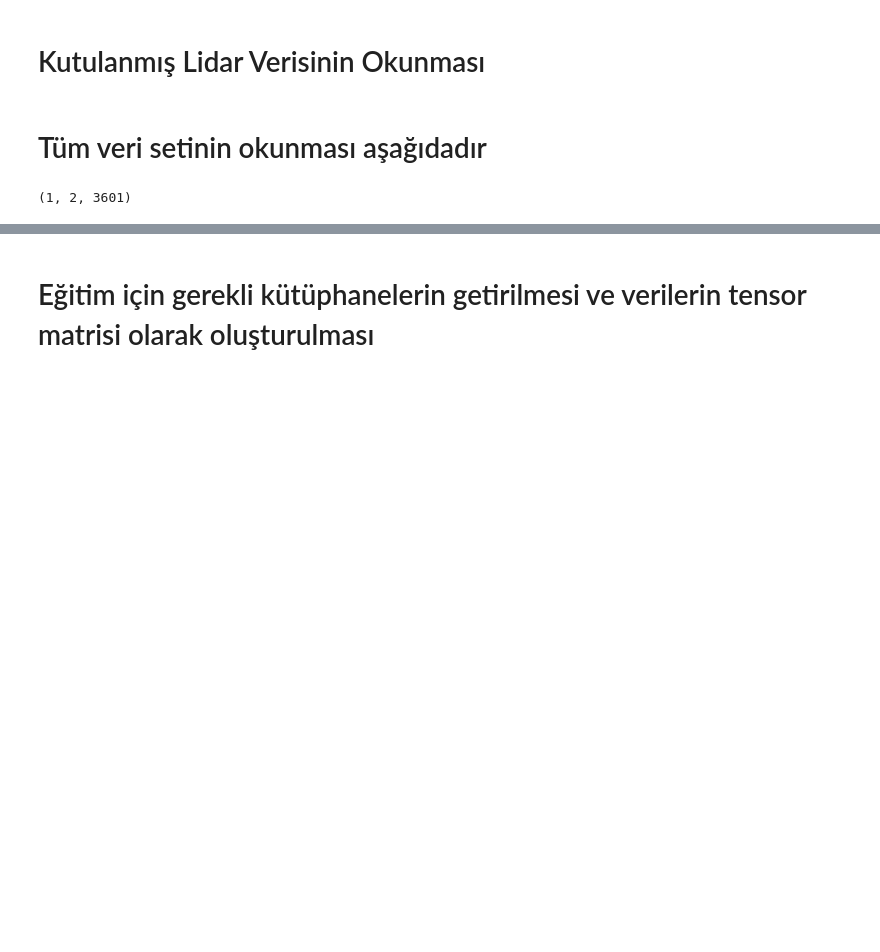
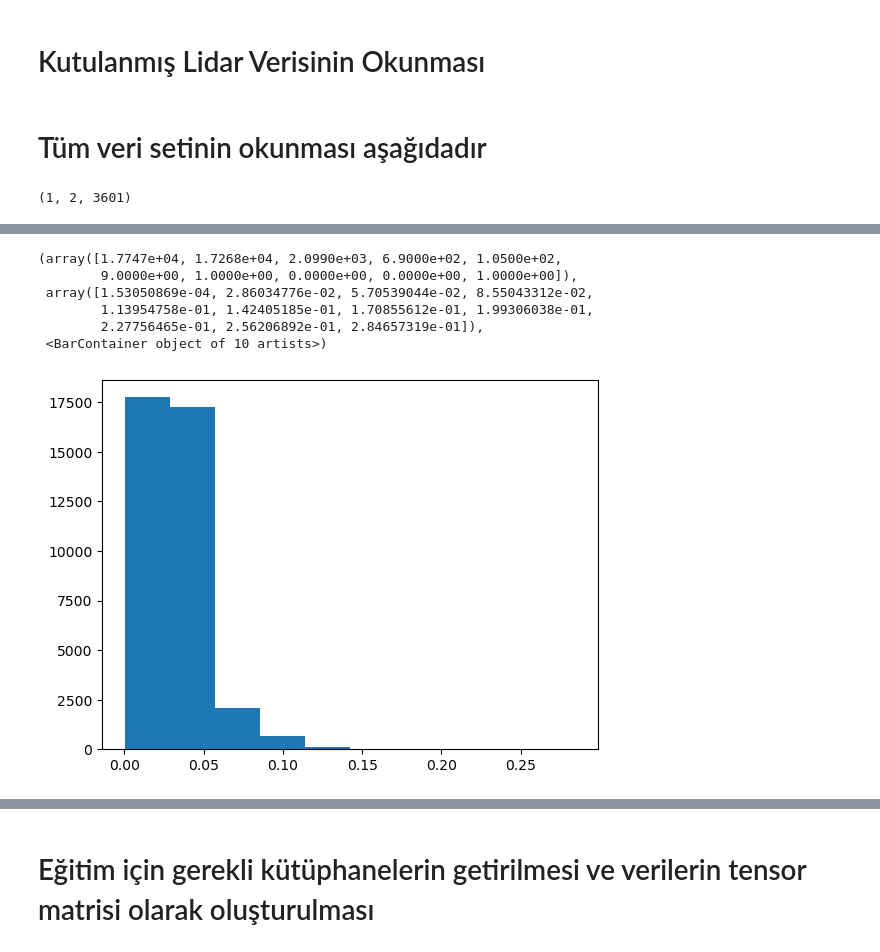
Before and after one commit to onrdmr/2D-lidar-RCnn-Ros, a Jupyter notebook: neuralNetworkSim.ipynb, the cells around one changed output, grey strips where cells are left out. Drawn from its saved outputs; the diff is of its cells as text; code cells hidden in the pictures; blank space fills up the shorter version.

```diff
--- a/neuralNetworkSim.ipynb
+++ b/neuralNetworkSim.ipynb
@@ -99,0 +106,10 @@ binDataset_.shape, label_.shape
+# %%
+plt.hist(label_[:,0])
+# %% [output]
+(array([1.7747e+04, 1.7268e+04, 2.0990e+03, 6.9000e+02, 1.0500e+02,
+        9.0000e+00, 1.0000e+00, 0.0000e+00, 0.0000e+00, 1.0000e+00]),
+ array([1.53050869e-04, 2.86034776e-02, 5.70539044e-02, 8.55043312e-02,
+        1.13954758e-01, 1.42405185e-01, 1.70855612e-01, 1.99306038e-01,
+        2.27756465e-01, 2.56206892e-01, 2.84657319e-01]),
+ <BarContainer object of 10 artists>)
+[figure, added]
```
Also changed, not shown: parts of 125 cells of this notebook, 1 other file.
